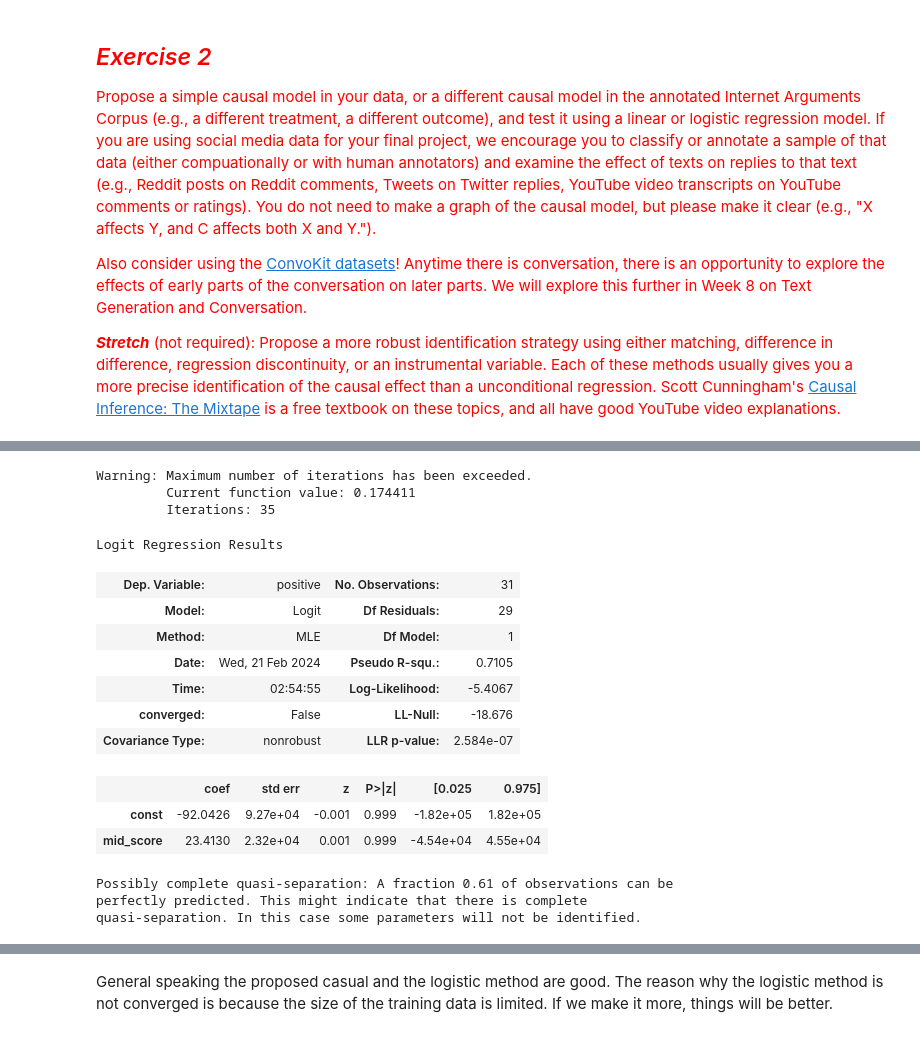
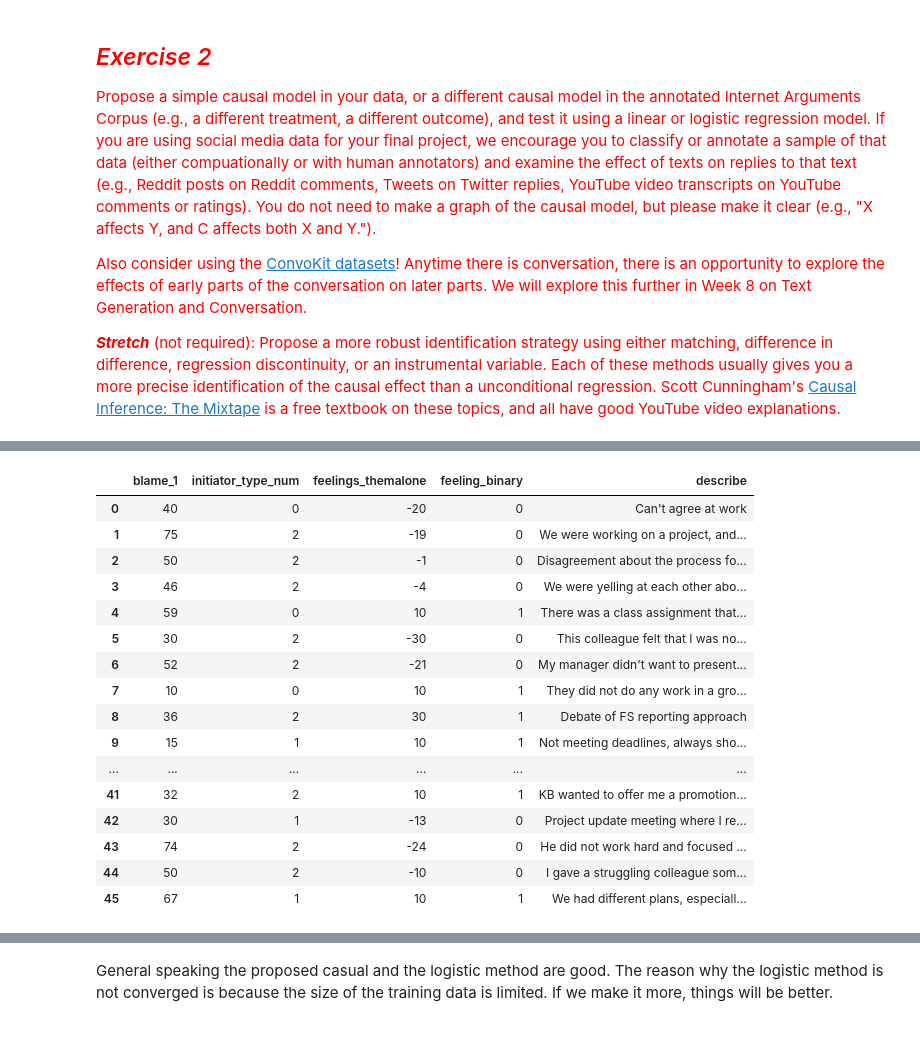
Before and after one commit to chenyt16/computational-content-analysis, a Jupyter notebook: 7_Prediction_and_Causal_Inference_iris.ipynb, the cells around one changed output, grey strips where cells are left out. Saved outputs shown, nothing was run; the diff lists cells and outputs as text; code cells hidden in the pictures.

```diff
--- a/7_Prediction_and_Causal_Inference_iris.ipynb
+++ b/7_Prediction_and_Causal_Inference_iris.ipynb
@@ -432,24 +391,20 @@ Notes:
-# %%
-y = leagues['positive']
-X_cols = ['mid_score']
-X = sm.add_constant(leagues[X_cols])
-logit_model = sm.Logit(y,X).fit()
-logit_model.summary()
-# %% [output]
-Warning: Maximum number of iterations has been exceeded.
-         Current function value: 0.174411
-         Iterations: 35
-Logit Regression Results
-| Dep. Variable: | positive | No. Observations: | 31 |
-| Model: | Logit | Df Residuals: | 29 |
-| Method: | MLE | Df Model: | 1 |
-| Date: | Wed, 21 Feb 2024 | Pseudo R-squ.: | 0.7105 |
-| Time: | 02:54:55 | Log-Likelihood: | -5.4067 |
-| converged: | False | LL-Null: | -18.676 |
-| Covariance Type: | nonrobust | LLR p-value: | 2.584e-07 |
-|  | coef | std err | z | P>|z| | [0.025 | 0.975] |
-| const | -92.0426 | 9.27e+04 | -0.001 | 0.999 | -1.82e+05 | 1.82e+05 |
-| mid_score | 23.4130 | 2.32e+04 | 0.001 | 0.999 | -4.54e+04 | 4.55e+04 |
-Possibly complete quasi-separation: A fraction 0.61 of observations can be
-perfectly predicted. This might indicate that there is complete
-quasi-separation. In this case some parameters will not be identified.
+# %%
+feelings
+# %% [output]
+|  | blame_1 | initiator_type_num | feelings_themalone | feeling_binary | describe |
+| 0 | 40 | 0 | -20 | 0 | Can't agree at work |
+| 1 | 75 | 2 | -19 | 0 | We were working on a project, and... |
+| 2 | 50 | 2 | -1 | 0 | Disagreement about the process fo... |
+| 3 | 46 | 2 | -4 | 0 | We were yelling at each other abo... |
+| 4 | 59 | 0 | 10 | 1 | There was a class assignment that... |
+| 5 | 30 | 2 | -30 | 0 | This colleague felt that I was no... |
+| 6 | 52 | 2 | -21 | 0 | My manager didn't want to present... |
+| 7 | 10 | 0 | 10 | 1 | They did not do any work in a gro... |
+| 8 | 36 | 2 | 30 | 1 | Debate of FS reporting approach |
+| 9 | 15 | 1 | 10 | 1 | Not meeting deadlines, always sho... |
+| ... | ... | ... | ... | ... | ... |
+| 41 | 32 | 2 | 10 | 1 | KB wanted to offer me a promotion... |
+| 42 | 30 | 1 | -13 | 0 | Project update meeting where I re... |
+| 43 | 74 | 2 | -24 | 0 | He did not work hard and focused ... |
+| 44 | 50 | 2 | -10 | 0 | I gave a struggling colleague som... |
+| 45 | 67 | 1 | 10 | 1 | We had different plans, especiall... |
```
Also changed, not shown: parts of 11 cells of this notebook.
